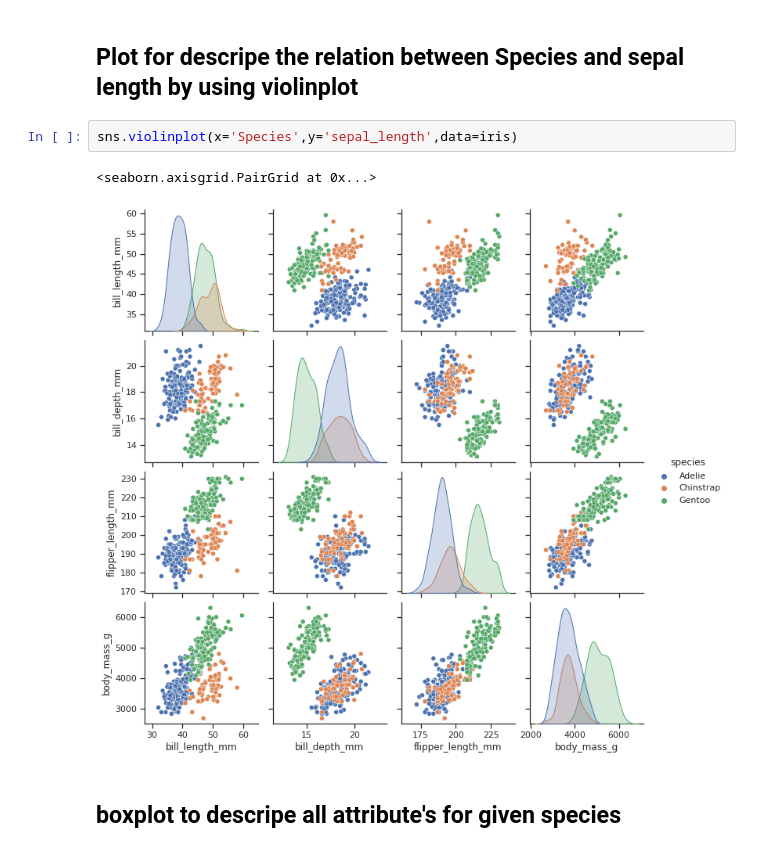
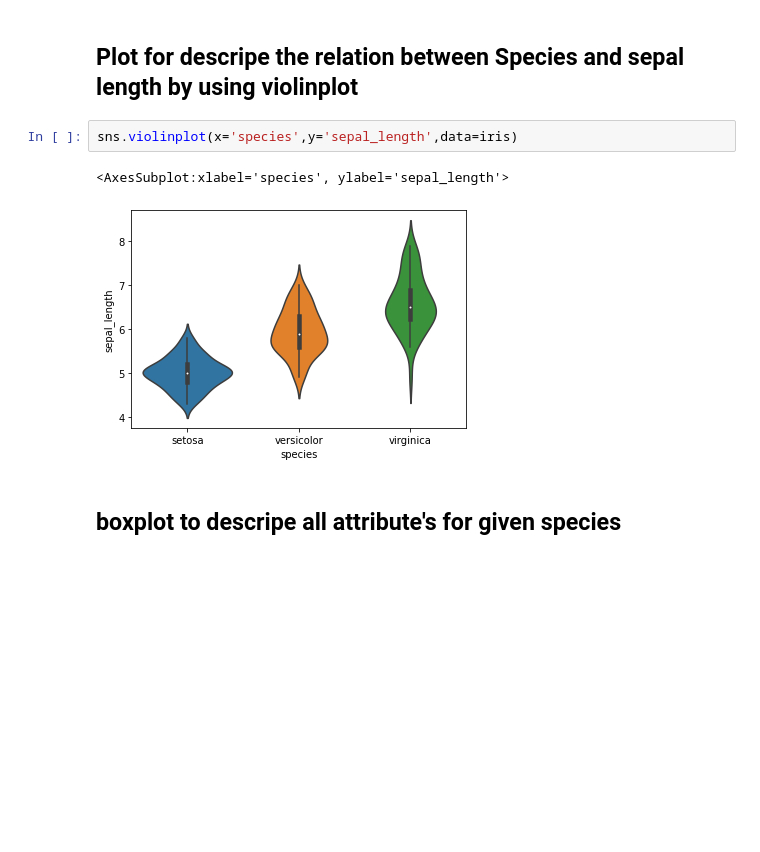
Before and after one commit to amarh-ayman/data-visualization, a Jupyter notebook: viz-a.ipynb, the cells around one changed output. Saved outputs shown, nothing was run; the diff lists cells and outputs as text; blank space fills up the shorter version.

```diff
--- a/viz-a.ipynb
+++ b/viz-a.ipynb
@@ -35,10 +35,10 @@ iris.head()
 # %% [markdown]
 ## Plot for descripe the relation between Species and sepal length by using violinplot
 # %%
-sns.violinplot(x='Species',y='sepal_length',data=iris)
+sns.violinplot(x='species',y='sepal_length',data=iris)
 # %% [output]
-<seaborn.axisgrid.PairGrid at 0x...>
+<AxesSubplot:xlabel='species', ylabel='sepal_length'>
-[figure, old version]
+[figure, new version]
 # %% [markdown]
 ## boxplot to descripe all attribute's for given species
 # %%
```
Also changed, not shown: parts of 3 cells of this notebook, 1 other file.
